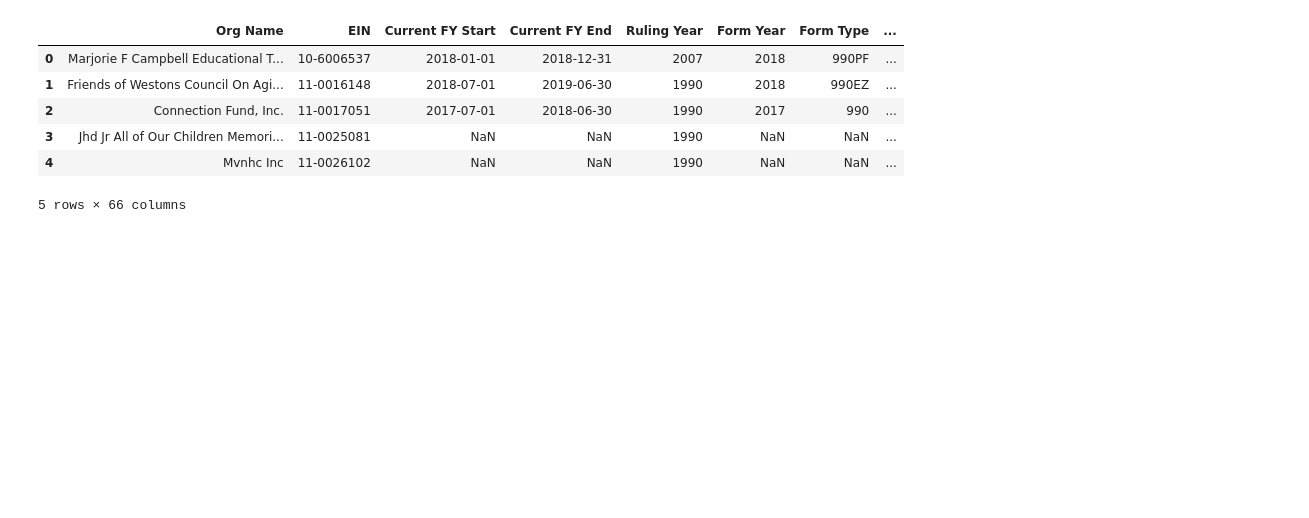
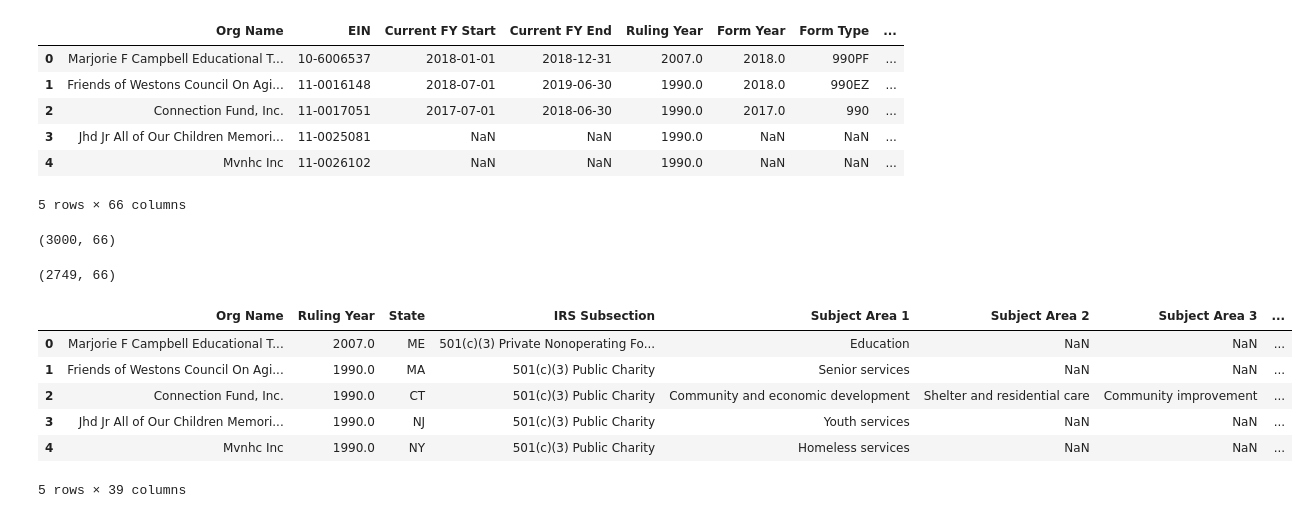
Before and after one commit to nickrwu/Datathon-Understood, a Jupyter notebook: data-prep.ipynb, the cells around one changed output. Drawn from its saved outputs; the diff is of its cells as text; code cells hidden in the pictures; blank space fills up the shorter version.

```diff
--- a/data-prep.ipynb
+++ b/data-prep.ipynb
@@ -1,18 +1,54 @@
 # %%
-#ahidhfiafasdf
 import numpy as np
 import pandas as pd
+import datetime as dt
+
+# Encoding and Data Split
+from sklearn.preprocessing import OneHotEncoder
+from sklearn.pipeline import Pipeline
+from sklearn.model_selection import train_test_split
+
 import matplotlib.pyplot as plt
-
 
 data = pd.read_csv('Data/stitchedGuide.csv')
 
-data.head()
+np.random.seed(0)
+
+df = data.copy()
+df.head()
 # %% [output]
 |  | Org Name | EIN | Current FY Start | Current FY End | Ruling Year | Form Year | Form Type | ... |
-| 0 | Marjorie F Campbell Educational T... | 10-6006537 | 2018-01-01 | 2018-12-31 | 2007 | 2018 | 990PF | ... |
-| 1 | Friends of Westons Council On Agi... | 11-0016148 | 2018-07-01 | 2019-06-30 | 1990 | 2018 | 990EZ | ... |
-| 2 | Connection Fund, Inc. | 11-0017051 | 2017-07-01 | 2018-06-30 | 1990 | 2017 | 990 | ... |
-| 3 | Jhd Jr All of Our Children Memori... | 11-0025081 | NaN | NaN | 1990 | NaN | NaN | ... |
-| 4 | Mvnhc Inc | 11-0026102 | NaN | NaN | 1990 | NaN | NaN | ... |
+| 0 | Marjorie F Campbell Educational T... | 10-6006537 | 2018-01-01 | 2018-12-31 | 2007.0 | 2018.0 | 990PF | ... |
+| 1 | Friends of Westons Council On Agi... | 11-0016148 | 2018-07-01 | 2019-06-30 | 1990.0 | 2018.0 | 990EZ | ... |
+| 2 | Connection Fund, Inc. | 11-0017051 | 2017-07-01 | 2018-06-30 | 1990.0 | 2017.0 | 990 | ... |
+| 3 | Jhd Jr All of Our Children Memori... | 11-0025081 | NaN | NaN | 1990.0 | NaN | NaN | ... |
+| 4 | Mvnhc Inc | 11-0026102 | NaN | NaN | 1990.0 | NaN | NaN | ... |
 5 rows × 66 columns
+# %%
+np.shape(df)
+# %% [output]
+(3000, 66)
+# %%
+df.drop_duplicates(subset = ['EIN', 'Org Name'], inplace = True)
+np.shape(df)
+# %% [output]
+(2749, 66)
+# %%
+# Dropping Unnecessary Columns
+df.drop(['EIN', 'City', 'Address Line 1', 'Address Line 2', 'County', 'Org Phone Number'\
+, 'Zip', 'Web Address', 'Primary Contact Email','Primary Contact Name','Principal Officer'\
+, 'Org Leader', 'Web Address', 'Current FY Start', 'Current FY End', 'Form Year'\
+, 'Paid Preparer Firm Name', "Form Type", "NAICS Code", "SIC Code1", "SIC Code2"\
+, "Audit Required?", "Has filed 990T?", "Link to most recent Form 990", "Link to GS Profile Page"\
+, "Temporarily Restricted Net Assets", "Permanently Restricted Net Assets"\
+, "Unrestricted Net Assets"], axis=1, inplace = True)
+# %%
+df.head()
+# %% [output]
+|  | Org Name | Ruling Year | State | IRS Subsection | Subject Area 1 | Subject Area 2 | Subject Area 3 | ... |
+| 0 | Marjorie F Campbell Educational T... | 2007.0 | ME | 501(c)(3) Private Nonoperating Fo... | Education | NaN | NaN | ... |
+| 1 | Friends of Westons Council On Agi... | 1990.0 | MA | 501(c)(3) Public Charity | Senior services | NaN | NaN | ... |
+| 2 | Connection Fund, Inc. | 1990.0 | CT | 501(c)(3) Public Charity | Community and economic development | Shelter and residential care | Community improvement | ... |
+| 3 | Jhd Jr All of Our Children Memori... | 1990.0 | NJ | 501(c)(3) Public Charity | Youth services | NaN | NaN | ... |
+| 4 | Mvnhc Inc | 1990.0 | NY | 501(c)(3) Public Charity | Homeless services | NaN | NaN | ... |
+5 rows × 39 columns
```
Also changed, not shown: parts of 1 cell of this notebook, 1 other file.
